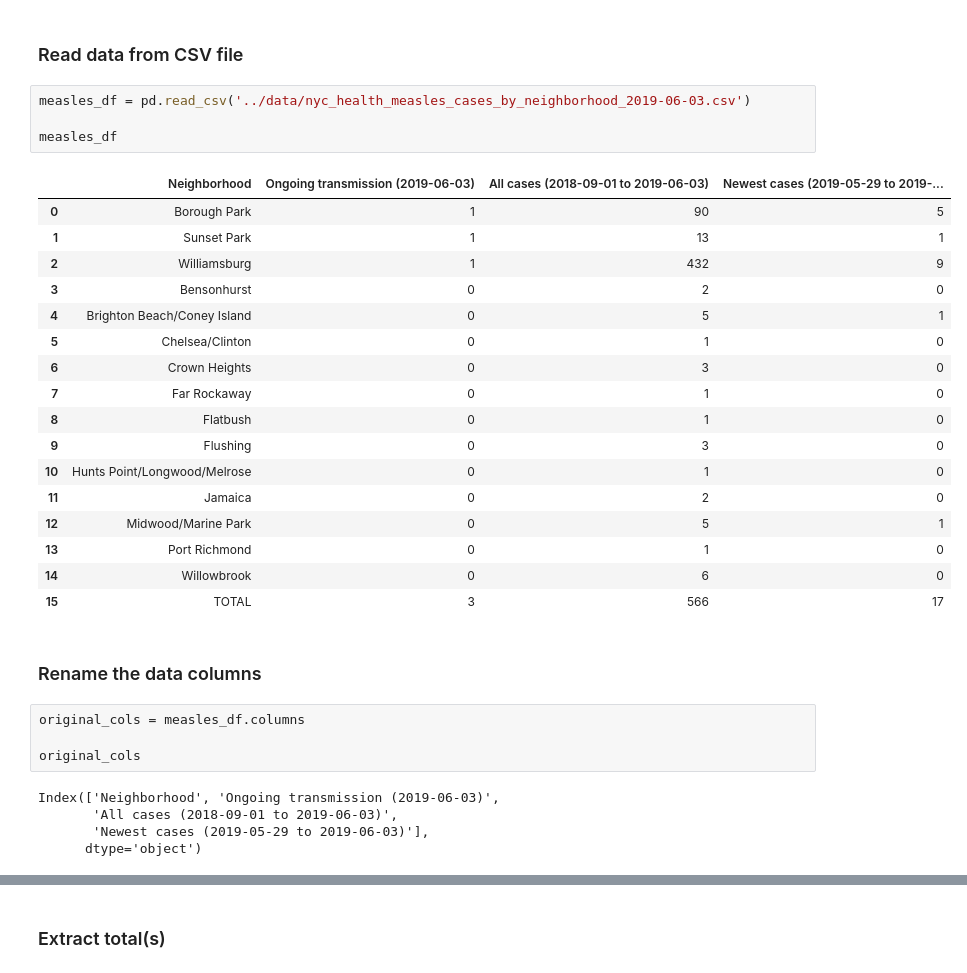
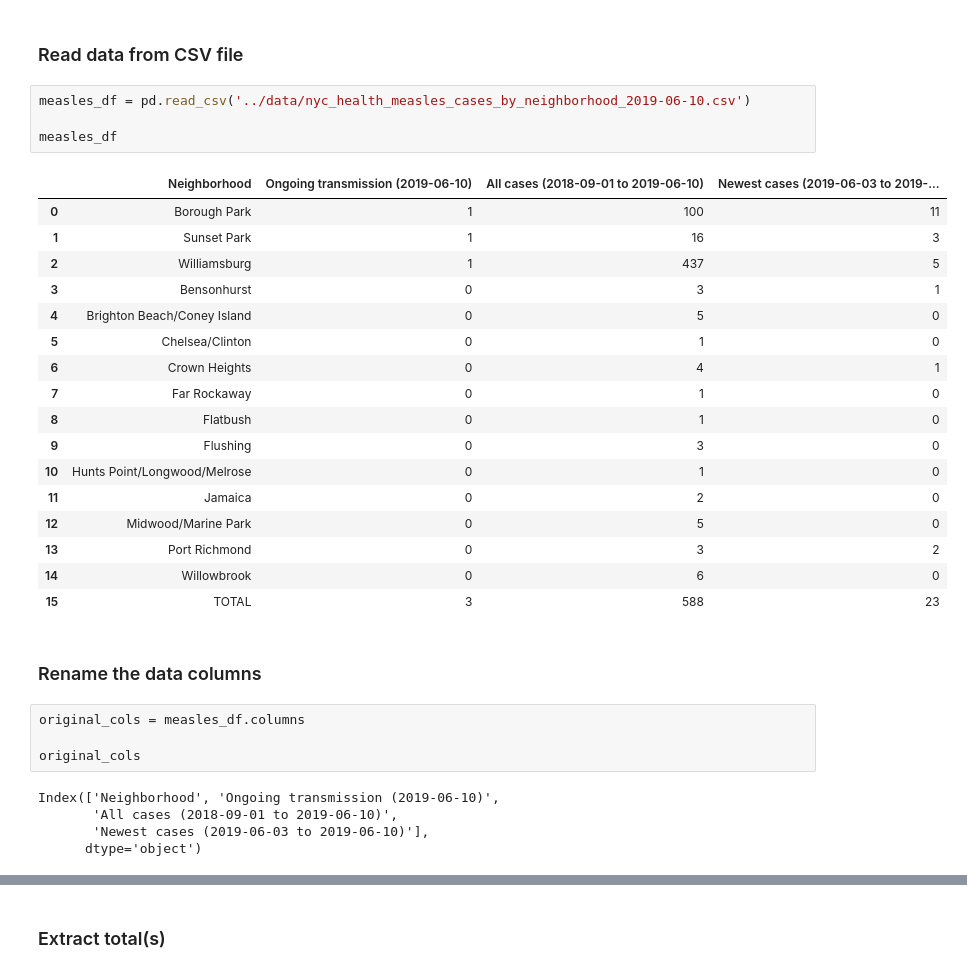
Before and after one commit to carlos-afonso/measles, a Jupyter notebook: code/nyc_measles_cases_by_neighborhood.ipynb, the cells around one changed output, grey strips where cells are left out. Saved outputs shown, nothing was run; the diff lists cells and outputs as text.

Commit message:
Updates NYC measles by neighborhood

```diff
--- a/code/nyc_measles_cases_by_neighborhood.ipynb
+++ b/code/nyc_measles_cases_by_neighborhood.ipynb
@@ -18,27 +18,27 @@ import re
 # %% [markdown]
 ### Read data from CSV file
 # %%
-measles_df = pd.read_csv('../data/nyc_health_measles_cases_by_neighborhood_2019-06-03.csv')
+measles_df = pd.read_csv('../data/nyc_health_measles_cases_by_neighborhood_2019-06-10.csv')
 
 measles_df
 # %% [output]
-|  | Neighborhood | Ongoing transmission (2019-06-03) | All cases (2018-09-01 to 2019-06-03) | Newest cases (2019-05-29 to 2019-... |
-| 0 | Borough Park | 1 | 90 | 5 |
-| 1 | Sunset Park | 1 | 13 | 1 |
-| 2 | Williamsburg | 1 | 432 | 9 |
-| 3 | Bensonhurst | 0 | 2 | 0 |
-| 4 | Brighton Beach/Coney Island | 0 | 5 | 1 |
+|  | Neighborhood | Ongoing transmission (2019-06-10) | All cases (2018-09-01 to 2019-06-10) | Newest cases (2019-06-03 to 2019-... |
+| 0 | Borough Park | 1 | 100 | 11 |
+| 1 | Sunset Park | 1 | 16 | 3 |
+| 2 | Williamsburg | 1 | 437 | 5 |
+| 3 | Bensonhurst | 0 | 3 | 1 |
+| 4 | Brighton Beach/Coney Island | 0 | 5 | 0 |
 | 5 | Chelsea/Clinton | 0 | 1 | 0 |
-| 6 | Crown Heights | 0 | 3 | 0 |
+| 6 | Crown Heights | 0 | 4 | 1 |
 | 7 | Far Rockaway | 0 | 1 | 0 |
 | 8 | Flatbush | 0 | 1 | 0 |
 | 9 | Flushing | 0 | 3 | 0 |
 | 10 | Hunts Point/Longwood/Melrose | 0 | 1 | 0 |
 | 11 | Jamaica | 0 | 2 | 0 |
-| 12 | Midwood/Marine Park | 0 | 5 | 1 |
-| 13 | Port Richmond | 0 | 1 | 0 |
+| 12 | Midwood/Marine Park | 0 | 5 | 0 |
+| 13 | Port Richmond | 0 | 3 | 2 |
 | 14 | Willowbrook | 0 | 6 | 0 |
-| 15 | TOTAL | 3 | 566 | 17 |
+| 15 | TOTAL | 3 | 588 | 23 |
 # %% [markdown]
 ### Rename the data columns
 # %%
@@ -46,9 +46,9 @@ original_cols = measles_df.columns
 
 original_cols
 # %% [output]
-Index(['Neighborhood', 'Ongoing transmission (2019-06-03)',
-       'All cases (2018-09-01 to 2019-06-03)',
-       'Newest cases (2019-05-29 to 2019-06-03)'],
+Index(['Neighborhood', 'Ongoing transmission (2019-06-10)',
+       'All cases (2018-09-01 to 2019-06-10)',
+       'Newest cases (2019-06-03 to 2019-06-10)'],
       dtype='object')
 # %%
 new_cols = ['neighborhood', 'ongoing_transmission', 'all_cases', 'new_cases']
```
Also changed, not shown: parts of 9 cells of this notebook, 4 other files.
